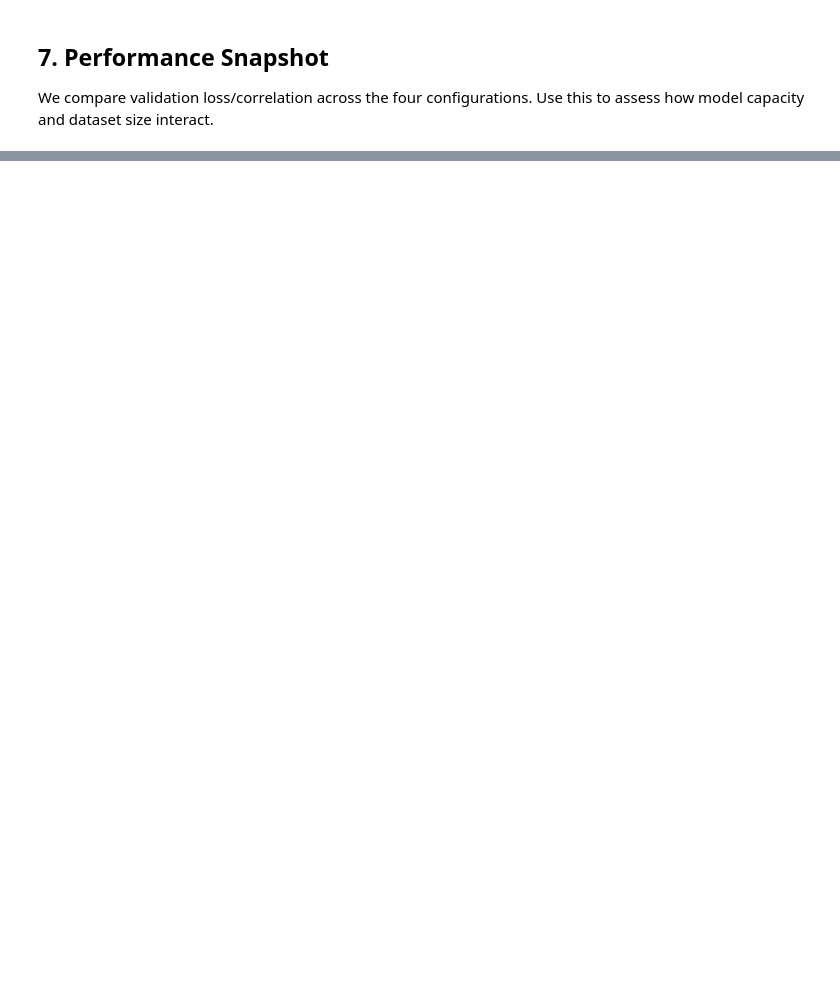
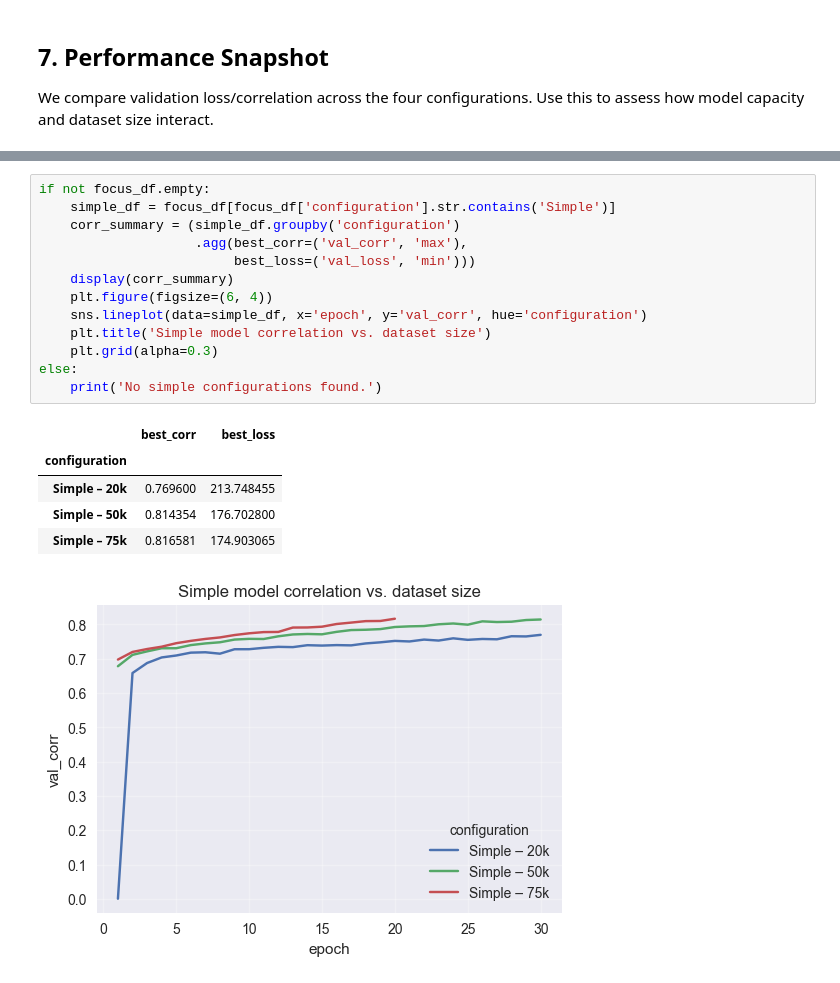
Before and after one commit to Emyerson4444/BPNet, a Jupyter notebook: notebooks/bpnet_results.ipynb, the cells around one changed output, grey strips where cells are left out. Drawn from its saved outputs; the diff is of its cells as text; blank space fills up the shorter version.

```diff
--- a/notebooks/bpnet_results.ipynb
+++ b/notebooks/bpnet_results.ipynb
@@ -237,0 +301,20 @@ else:
+# %%
+if not focus_df.empty:
+    simple_df = focus_df[focus_df['configuration'].str.contains('Simple')]
+    corr_summary = (simple_df.groupby('configuration')
+                    .agg(best_corr=('val_corr', 'max'),
+                         best_loss=('val_loss', 'min')))
+    display(corr_summary)
+    plt.figure(figsize=(6, 4))
+    sns.lineplot(data=simple_df, x='epoch', y='val_corr', hue='configuration')
+    plt.title('Simple model correlation vs. dataset size')
+    plt.grid(alpha=0.3)
+else:
+    print('No simple configurations found.')
+# %% [output]
+|  | best_corr | best_loss |
+| configuration |  |  |
+| Simple – 20k | 0.769600 | 213.748455 |
+| Simple – 50k | 0.814354 | 176.702800 |
+| Simple – 75k | 0.816581 | 174.903065 |
+[figure, added]
```
Also changed, not shown: parts of 17 cells of this notebook, 1 other file.
